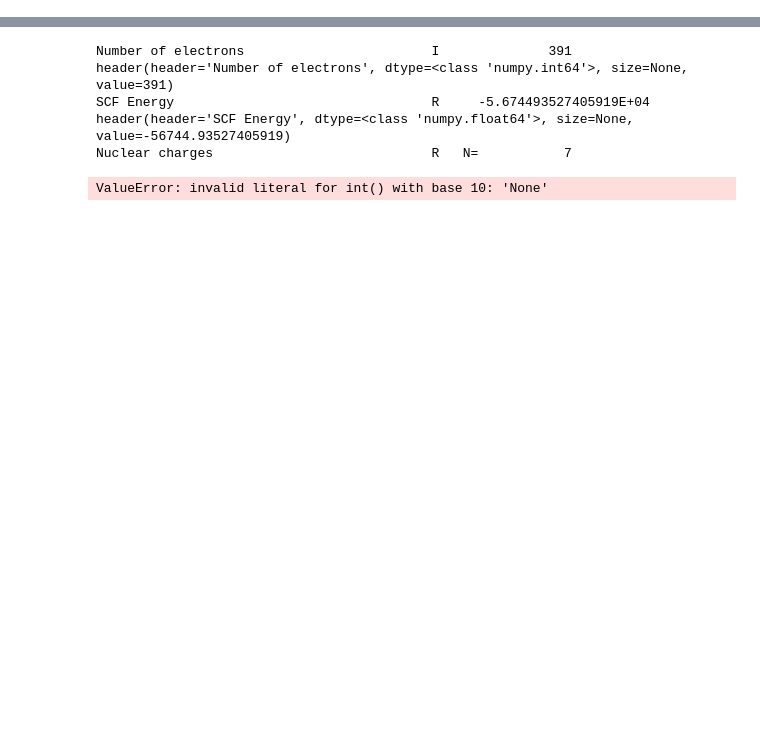
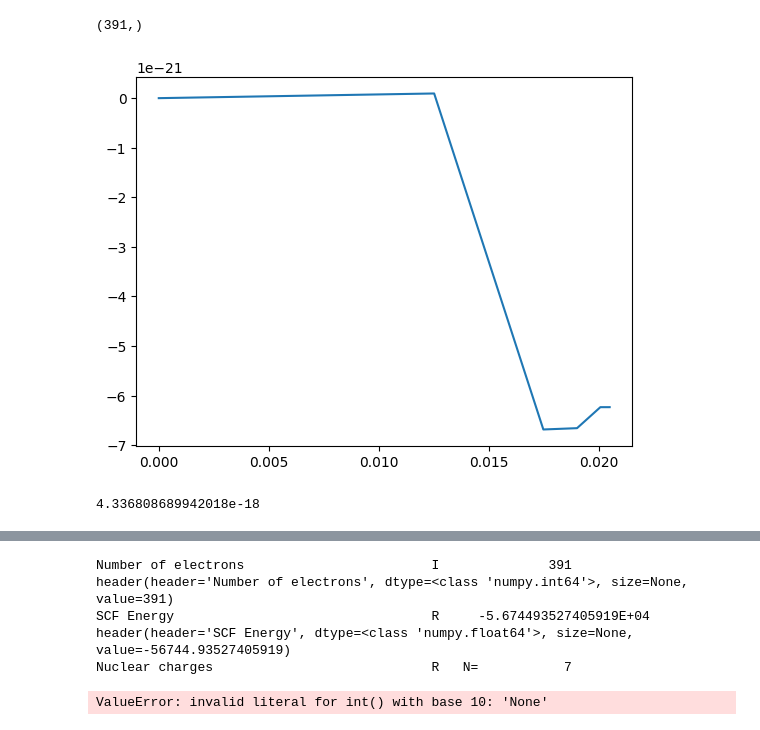
Before and after one commit to kshumilov/mctools, a Jupyter notebook: example.ipynb, the cells around one changed output, grey strips where cells are left out. Drawn from its saved outputs; the diff is of its cells as text; code cells hidden in the pictures; blank space fills up the shorter version.

```diff
--- a/example.ipynb
+++ b/example.ipynb
@@ -4,7 +4,9 @@ import pathlib
 import numpy as np
 import pandas as pd
 
-data_dir = pathlib.Path('examples').resolve()
-calc_dir = data_dir / 'calc'
-log = calc_dir / 'casscf.log'
+data_dir = pathlib.Path('tests').resolve()
+calc_dir = data_dir / 'data'
+log = calc_dir / 'rasci_1r1h36o_2r13e14o_3r1p6o.casscf_13e14o_ref.ano-yb_r1-i_r0.ybi6_1.gdv_j14p.16262576.log'
 fchk = log.with_suffix('.fchk')
+
+archive = log.with_suffix('.h5')
@@ -35,0 +13,6 @@ LogParser(parsers=[RouteParser,LinksParser], storage=, parser_params={}, on_pars
+# %%
+from mctools.basic.basis import MolecularOrbitalBasis, MolecularOrbitalAnsatz
+from mctools.ci.states import States
+
+mo = MolecularOrbitalBasis.from_hdf5(archive)
+ao = mo.ao_basis
@@ -35,0 +52,5 @@ LogParser(parsers=[RouteParser,LinksParser], storage=, parser_params={}, on_pars
+# %%
+by = ['element', 'L']
+df = mo.get_partitioning(by=by)
+fragments, partorb = df.iloc[:, :len(by)], df.iloc[:, len(by):]
+fragments['label'] = fragments.apply(lambda r: '_'.join(r), axis=1)
@@ -35,0 +110,25 @@ LogParser(parsers=[RouteParser,LinksParser], storage=, parser_params={}, on_pars
+# %%
+max_fragment_idx.shape
+# %% [output]
+(391,)
+# %%
+import matplotlib.pyplot as plt
+
+mo_idx = 'MO365'
+orb = partorb[['element', 'L', mo_idx]].copy()
+
+orb['norm'] = np.abs(orb[mo_idx])
+orb.sort_values('norm', ascending=False, inplace=True)
+orb[['X', 'Y']] = np.full((len(orb), 2), 0.)
+orb.iloc[1:, 4] = np.cumsum(np.real(orb.iloc[1:, 2]))
+orb.iloc[1:, 5] = np.cumsum(np.imag(orb.iloc[1:, 2]))
+
+plt.plot('X', 'Y', data=orb)
+plt.show()
+plt.close()
+# %% [output]
+[figure, added]
+# %%
+np.abs(np.imag(partorb.iloc[:, 2:])).max()
+# %% [output]
+4.336808689942018e-18
```
Also changed, not shown: parts of 68 cells of this notebook, 5 other files.
